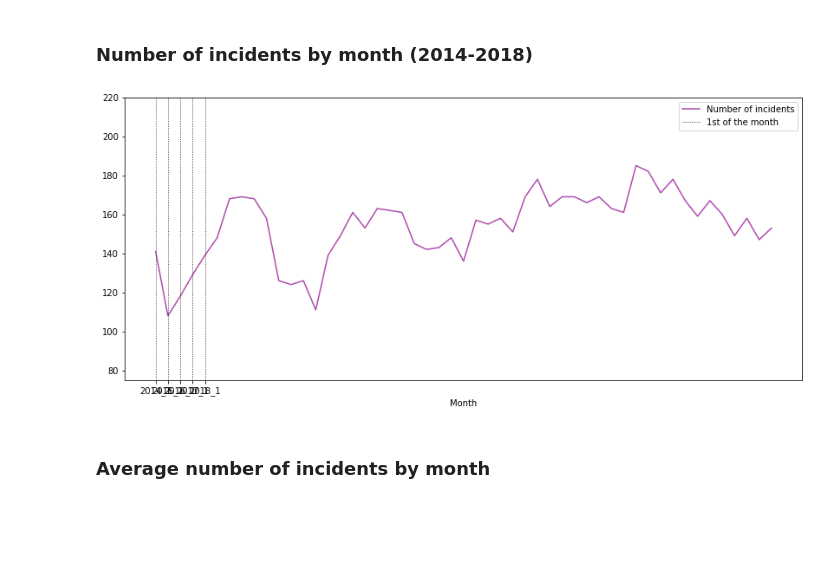
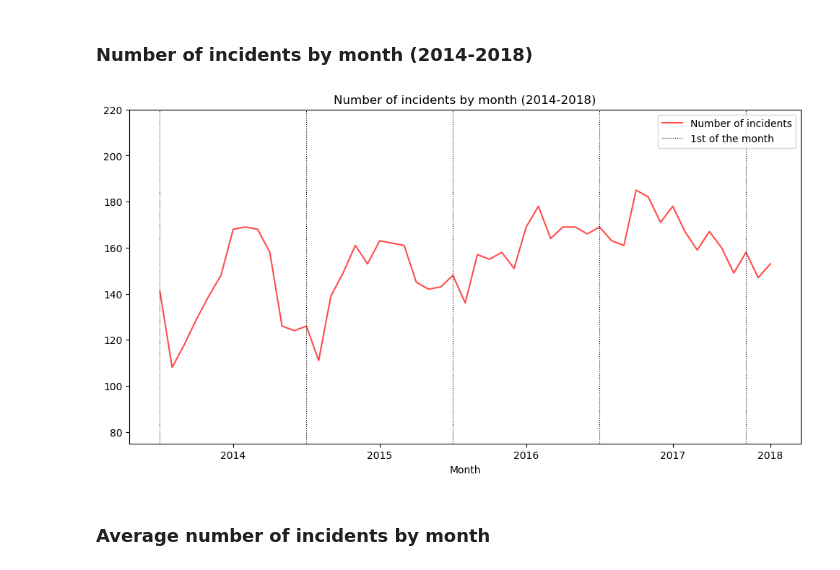
Before and after one commit to mideaconu/gun-violence, a Jupyter notebook: gun-violence.ipynb, the cells around one changed output. Saved outputs shown, nothing was run; the diff lists cells and outputs as text; code cells hidden in the pictures; blank space fills up the shorter version.

```diff
--- a/gun-violence.ipynb
+++ b/gun-violence.ipynb
@@ -256,25 +322,20 @@ for date in rrule.rrule(rrule.MONTHLY, dtstart=dt(2014, 1, 1), until=dt(2018, 3,
     n_incidents_by_month[date.year][date.month] = n_incidents_by_month[date.year][date.month] / calendar.monthrange(date.year, date.month)[1]
 # Average month values over all years
 incidents_by_month_ave = pd.DataFrame(n_incidents_by_month).groupby(n_incidents_by_month.index.get_level_values(1)).sum() // pd.DataFrame(n_incidents_by_month).groupby(n_incidents_by_month.index.get_level_values(1)).count()
-# %%
-n_incidents_by_month = flatten(n_incidents_by_month)
 # %%
-fig, ax = plt.subplots(figsize=(14, 6))
-
-ax.plot(list(n_incidents_by_month.values()), label='Number of incidents', alpha=0.7, color='red')
-
+fig, ax = plt.subplots(figsize=(12, 6))
+ax.plot(np.arange(len(n_incidents_by_month)), list(n_incidents_by_month), label='Number of incidents', alpha=0.7, color='red')
 ax.set_xlabel("Month")
-
 ax.set_ylim([75, 220])
-
-#lt.setp(ax, xticks=['2014_7', '2015_7', '2016_7', '2017_7', '2018_3'], xticklabels=['2014', '2015', '2016', '2017', '2018'])
-for year in range(2014, 2019):
-    mline = ax.axvline(str(year) + '_1', color='black', linestyle=':', linewidth=0.8)
+plt.setp(ax, xticks=[6, 18, 30, 42, 50], xticklabels=['2014', '2015', '2016', '2017', '2018'])
+for month in range(0, 51, 12):
+    mline = ax.axvline(month, color='black', linestyle=':', linewidth=0.8)
 mline.set_label('1st of the month')
+plt.title("Number of incidents by month (2014-2018)")
 plt.legend(loc='upper right')
 plt.show()
 # %% [output]
-[figure, old version]
+[figure, new version]
 # %% [markdown]
 ### Average number of incidents by month
 # %%
```
Also changed, not shown: parts of 32 cells of this notebook.
